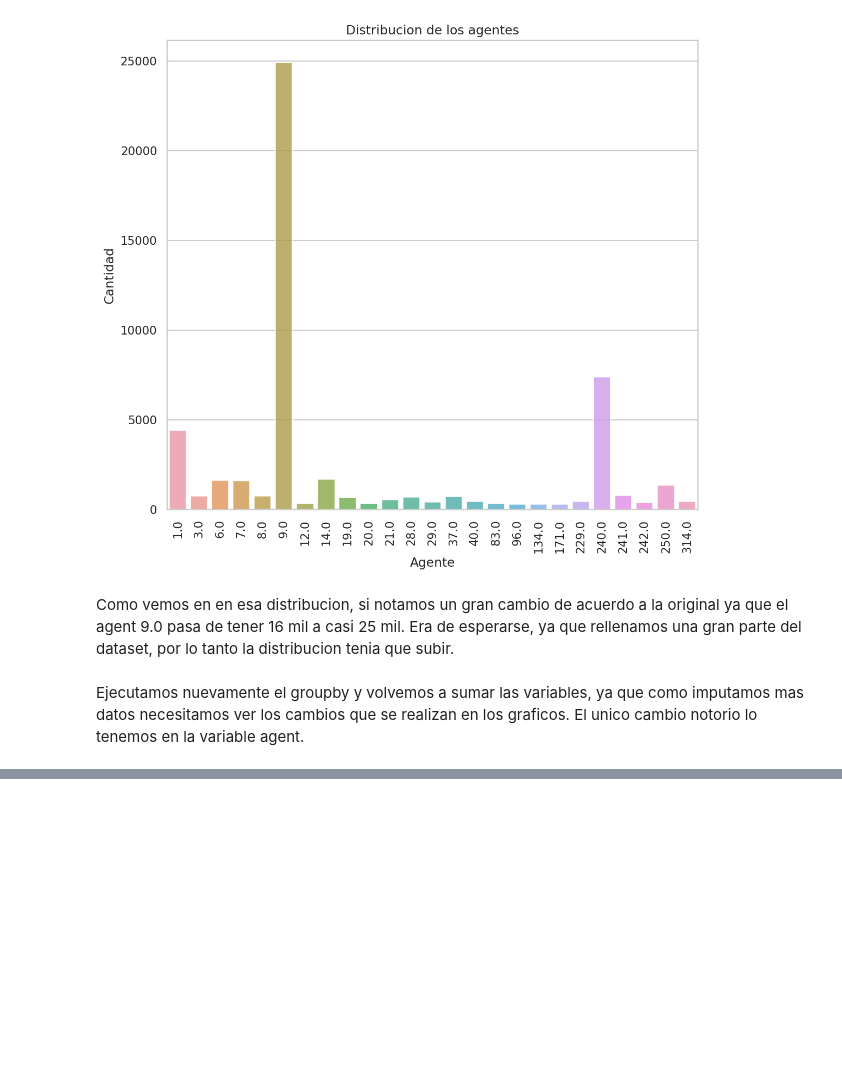
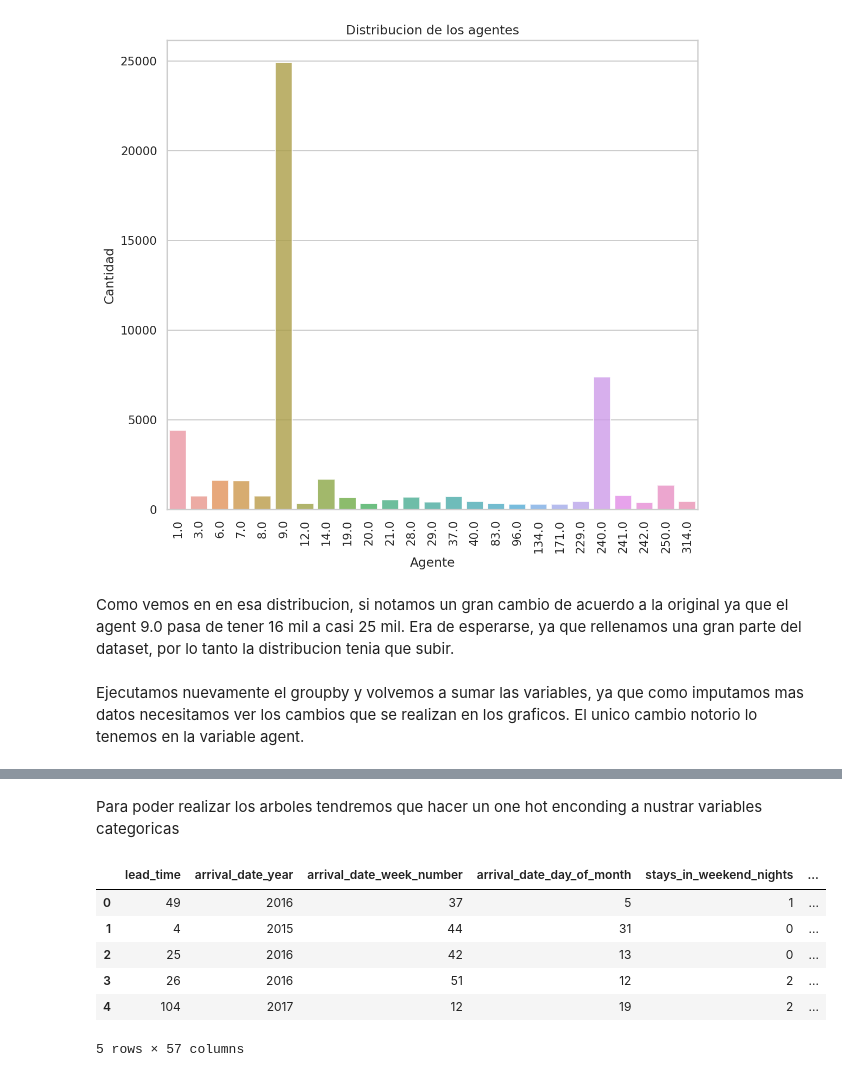
Before and after one commit to franciscoL0pez/TrabajosPracticosOrganizacionDeDatos1C2023, a Jupyter notebook: 7506R_TP1_GRUPO17_CHPX_ENTREGA.ipynb, the cells around one changed output, grey strips where cells are left out. Cells and saved outputs as stored; diff of their text form; code cells hidden in the pictures; blank space fills up the shorter version.

Commit message:
arboles de decision

```diff
--- a/7506R_TP1_GRUPO17_CHPX_ENTREGA.ipynb
+++ b/7506R_TP1_GRUPO17_CHPX_ENTREGA.ipynb
@@ -661,0 +703,5 @@ El unico cambio notorio lo tenemos en la variable agent.
+# %%
+eliminar_columnas = ['id','is_repeated_guest','children','babies', 'country'] # -> Recordar que el id lo vamos a necesitar para machear en kaggle
+                                                                      # -> Eliminamos estas variables por que no nos ayudan (ya que en su gran mayoria de datos nos dicen lo mismo)
+df_hotels_train.drop(eliminar_columnas, axis='columns', inplace=True)
+df_hotels_train.columns.tolist()
@@ -661,0 +726,16 @@ El unico cambio notorio lo tenemos en la variable agent.
+# %% [markdown]
+Para poder realizar los arboles tendremos que hacer un one hot enconding a nustrar variables categoricas
+# %%
+#Realizamos el one hot
+#df_hotels_train = pd.get_dummies(df_hotels_train, columns = ['hotel','arrival_date_month','customer_type','meal', 'distribution_channel','market_segment', 'reserved_room_type'], drop_first=True)
+#df_hotels_train = pd.get_dummies(df_hotels_train, columns = ['reserved_room_type', 'assigned_room_type'], drop_first=True)
+df_hotels_train.head()
+#Ver que hacer con reserved room type, assigned roomtype y country, demasiado para el one hot
+# %% [output]
+|  | lead_time | arrival_date_year | arrival_date_week_number | arrival_date_day_of_month | stays_in_weekend_nights | ... |
+| 0 | 49 | 2016 | 37 | 5 | 1 | ... |
+| 1 | 4 | 2015 | 44 | 31 | 0 | ... |
+| 2 | 25 | 2016 | 42 | 13 | 0 | ... |
+| 3 | 26 | 2016 | 51 | 12 | 2 | ... |
+| 4 | 104 | 2017 | 12 | 19 | 2 | ... |
+5 rows × 57 columns
```
Also changed, not shown: parts of 27 cells of this notebook.
